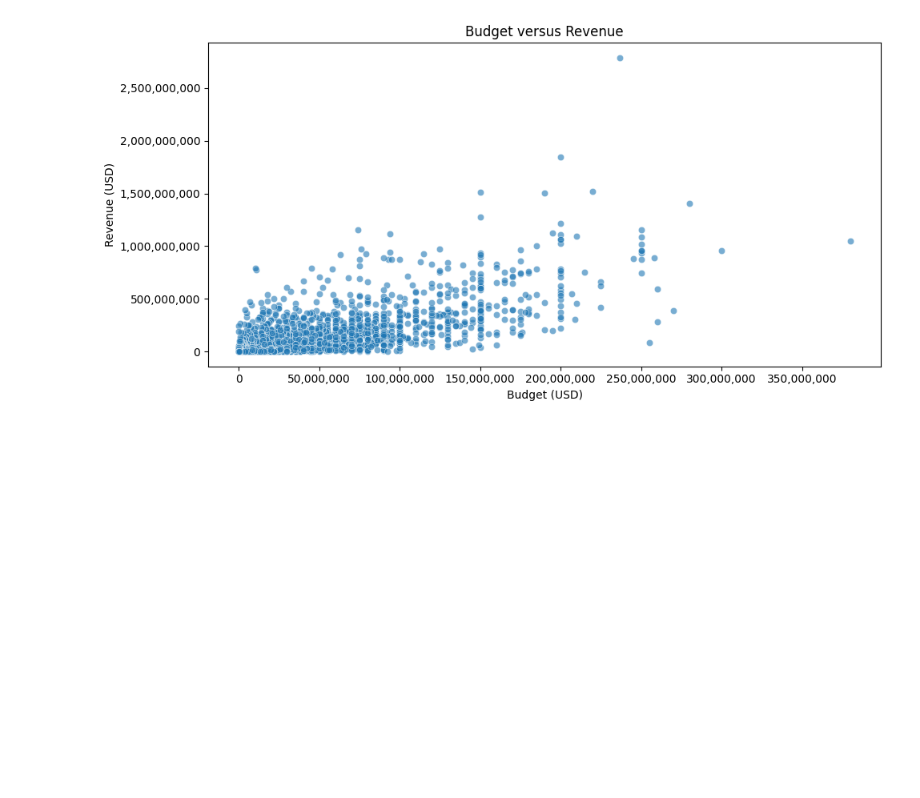
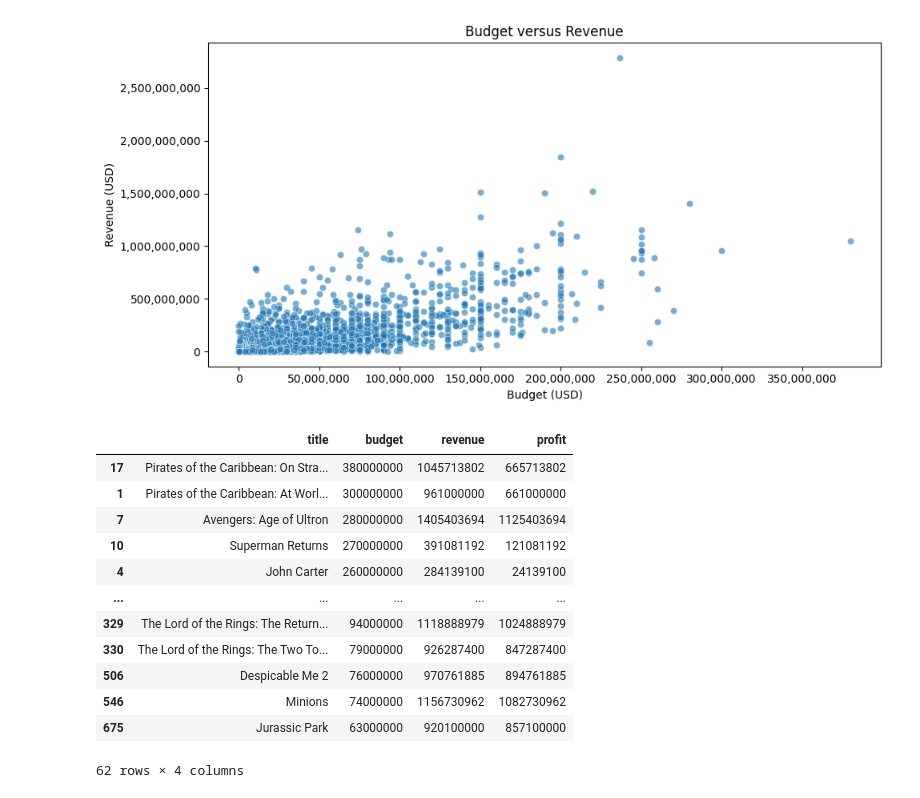
Before and after one commit to WilliamnCoder/boxoffice-analysis, a Jupyter notebook: notebooks/boxoffice-analysis.ipynb, the cells around one changed output. Saved outputs shown, nothing was run; the diff lists cells and outputs as text; code cells hidden in the pictures; blank space fills up the shorter version.

```diff
--- a/notebooks/boxoffice-analysis.ipynb
+++ b/notebooks/boxoffice-analysis.ipynb
@@ -57,0 +61,24 @@ plt.show()
+# %%
+budget_threshold = df_clean['budget'].quantile(0.99) # threshold for what counts as an outlier
+revenue_threshold = df_clean['revenue'].quantile(0.99)
+
+outliers = df_clean[
+    (df_clean['budget'] >= budget_threshold) |
+    (df_clean['revenue'] >= revenue_threshold)
+]
+
+outliers[['title', 'budget', 'revenue', 'profit']].sort_values(by='budget', ascending=False) # show outliers
+# %% [output]
+|  | title | budget | revenue | profit |
+| 17 | Pirates of the Caribbean: On Stra... | 380000000 | 1045713802 | 665713802 |
+| 1 | Pirates of the Caribbean: At Worl... | 300000000 | 961000000 | 661000000 |
+| 7 | Avengers: Age of Ultron | 280000000 | 1405403694 | 1125403694 |
+| 10 | Superman Returns | 270000000 | 391081192 | 121081192 |
+| 4 | John Carter | 260000000 | 284139100 | 24139100 |
+| ... | ... | ... | ... | ... |
+| 329 | The Lord of the Rings: The Return... | 94000000 | 1118888979 | 1024888979 |
+| 330 | The Lord of the Rings: The Two To... | 79000000 | 926287400 | 847287400 |
+| 506 | Despicable Me 2 | 76000000 | 970761885 | 894761885 |
+| 546 | Minions | 74000000 | 1156730962 | 1082730962 |
+| 675 | Jurassic Park | 63000000 | 920100000 | 857100000 |
+62 rows × 4 columns
```
Also changed, not shown: parts of 7 cells of this notebook, 1 other file.
